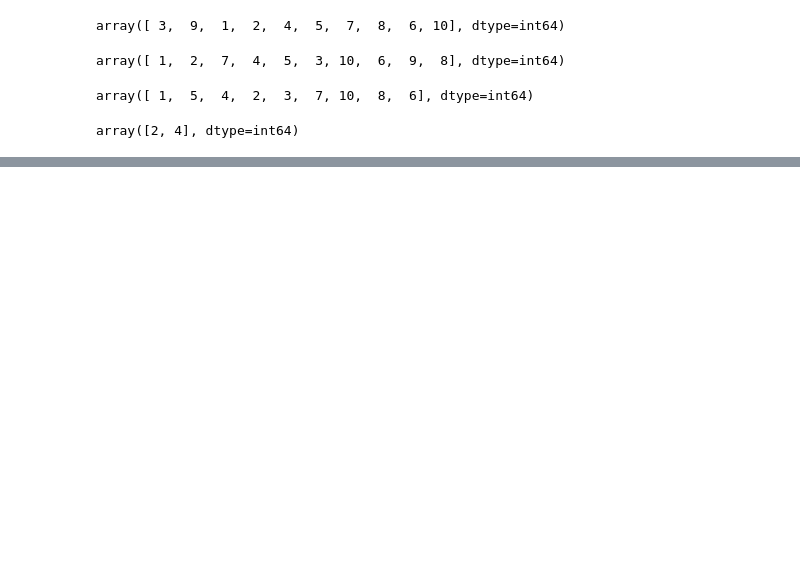
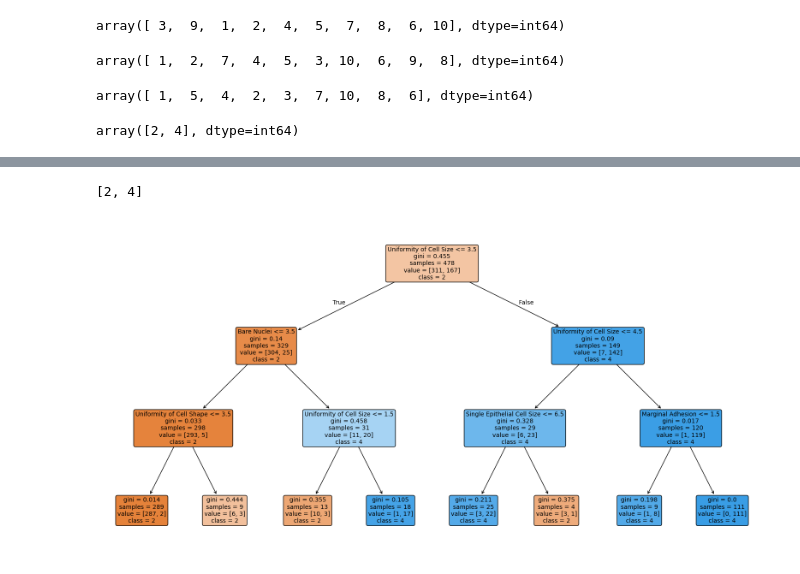
Before and after one commit to 2026491-max/Machine-Learning, a Jupyter notebook: Machine_Learning.ipynb, the cells around one changed output, grey strips where cells are left out. Saved outputs shown, nothing was run; the diff lists cells and outputs as text; code cells hidden in the pictures; blank space fills up the shorter version.

```diff
--- a/Machine_Learning.ipynb
+++ b/Machine_Learning.ipynb
@@ -167,0 +257,2 @@ array([2, 4], dtype=int64)
+# %%
+label = df[["Class"]]
@@ -167,0 +287,14 @@ array([2, 4], dtype=int64)
+# %%
+# Split dataset in features and target variable
+feature_cols = ['Clump Thickness', 'Uniformity of Cell Size', 'Uniformity of Cell Shape', 'Marginal Adhesion', 'Single Epithelial Cell Size', 'Bare Nuclei', 'Bland Chromatin', 'Mitoses']
+X = df[feature_cols]               # Features of the dataset
+y = df.Class                       # Target variable of the dataset
+
+# X = pima.iloc[:, :-1]              # All rows, all columns except the last
+# y = pima.iloc[:, -1]               # All rows, only the last column
+
+# X = pima.iloc[:, 0:8]
+# y = pima.iloc[:, 8]
+
+# Display the X and y arrays
+print(X, y)
@@ -167,0 +319,11 @@ array([2, 4], dtype=int64)
+# %%
+X_train, X_test, y_train, y_test = train_test_split(X, y, test_size = 0.3, random_state = 1) # 70% training and 30% test
+# %%
+ #Create Decision Tree classifer object
+clf = DecisionTreeClassifier(criterion = 'gini', max_depth = 3, random_state = 0)
+
+# Train Decision Tree Classifer
+clf = clf.fit(X_train, y_train)
+
+#Predict the response for test dataset
+y_pred = clf.predict(X_test)
@@ -167,0 +389,12 @@ array([2, 4], dtype=int64)
+# %%
+df['Class'].unique().tolist()
+# %% [output]
+[2, 4]
+# %%
+# Plot the Decision Tree
+plt.figure(figsize = (20, 10))
+plot_tree(clf, filled = True, feature_names = X.columns.tolist(), class_names = [str(label) for label in df['Class'].unique()],
+          rounded = True, fontsize = 10)
+plt.show()
+# %% [output]
+[figure, added]
```
Also changed, not shown: parts of 26 cells of this notebook, 2 other files.
